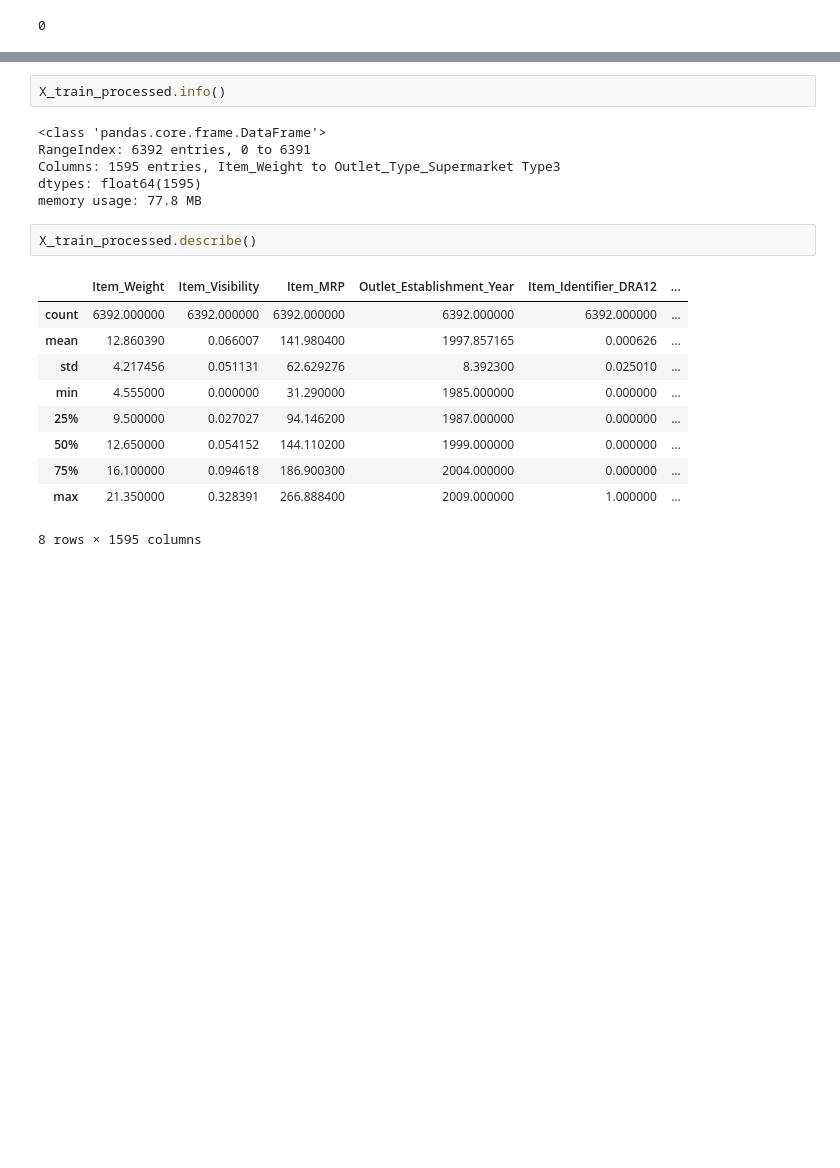
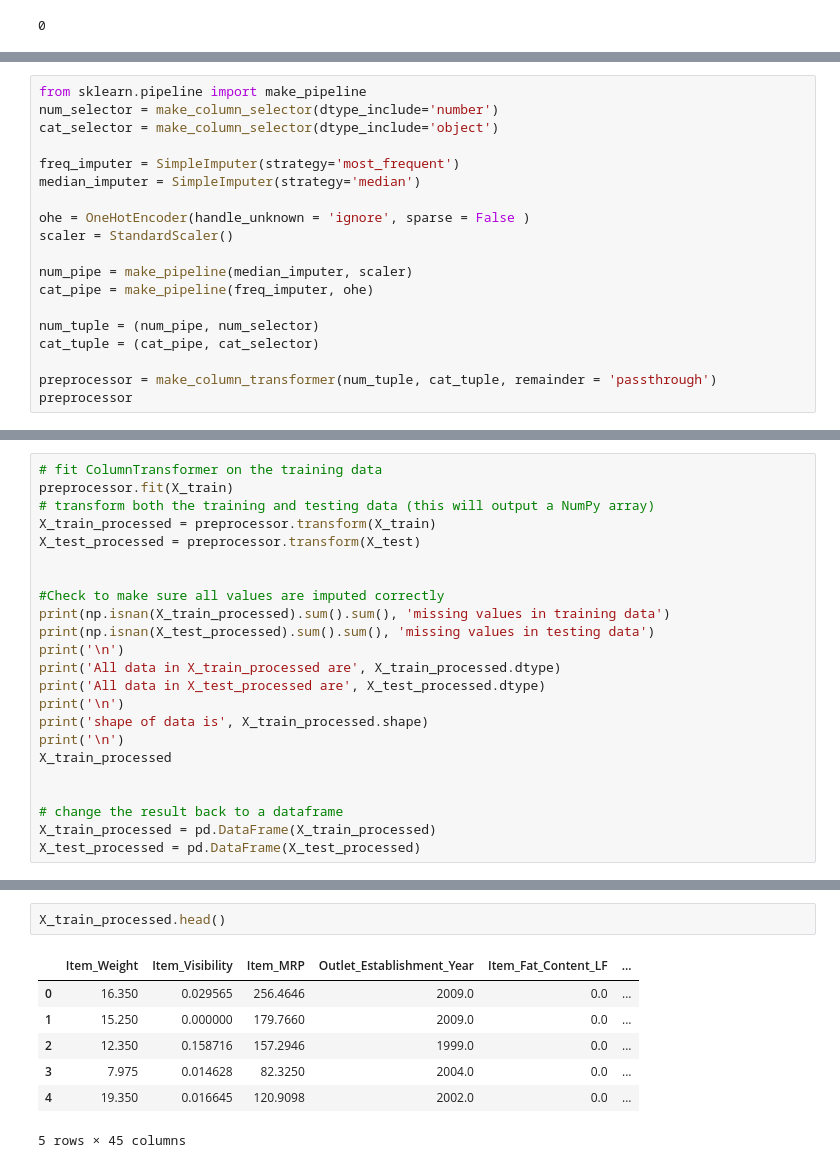
Before and after one commit to Shiromasteven/Sales-predictions, a Jupyter notebook: Sales_predictions_with_machine_learning.ipynb, the cells around one changed output, grey strips where cells are left out. Drawn from its saved outputs; the diff is of its cells as text; blank space fills up the shorter version.

```diff
--- a/Sales_predictions_with_machine_learning.ipynb
+++ b/Sales_predictions_with_machine_learning.ipynb
@@ -619,0 +445,19 @@ X_train_processed
+# %%
+from sklearn.pipeline import make_pipeline
+num_selector = make_column_selector(dtype_include='number')
+cat_selector = make_column_selector(dtype_include='object')
+
+freq_imputer = SimpleImputer(strategy='most_frequent')
+median_imputer = SimpleImputer(strategy='median')
+
+ohe = OneHotEncoder(handle_unknown = 'ignore', sparse = False )
+scaler = StandardScaler()
+
+num_pipe = make_pipeline(median_imputer, scaler)
+cat_pipe = make_pipeline(freq_imputer, ohe)
+
+num_tuple = (num_pipe, num_selector)
+cat_tuple = (cat_pipe, cat_selector)
+
+preprocessor = make_column_transformer(num_tuple, cat_tuple, remainder = 'passthrough')
+preprocessor
@@ -619,0 +479,23 @@ X_train_processed
+# %%
+# fit ColumnTransformer on the training data
+preprocessor.fit(X_train)
+# transform both the training and testing data (this will output a NumPy array)
+X_train_processed = preprocessor.transform(X_train)
+X_test_processed = preprocessor.transform(X_test)
+
+
+#Check to make sure all values are imputed correctly
+print(np.isnan(X_train_processed).sum().sum(), 'missing values in training data')
+print(np.isnan(X_test_processed).sum().sum(), 'missing values in testing data')
+print('\n')
+print('All data in X_train_processed are', X_train_processed.dtype)
+print('All data in X_test_processed are', X_test_processed.dtype)
+print('\n')
+print('shape of data is', X_train_processed.shape)
+print('\n')
+X_train_processed
+
+
+# change the result back to a dataframe
+X_train_processed = pd.DataFrame(X_train_processed)
+X_test_processed = pd.DataFrame(X_test_processed)
@@ -620,21 +512,10 @@ X_train_processed
 # %%
-X_train_processed.info()
+X_train_processed.head()
 # %% [output]
+|  | Item_Weight | Item_Visibility | Item_MRP | Outlet_Establishment_Year | Item_Fat_Content_LF | ... |
+| 0 | 16.350 | 0.029565 | 256.4646 | 2009.0 | 0.0 | ... |
+| 1 | 15.250 | 0.000000 | 179.7660 | 2009.0 | 0.0 | ... |
+| 2 | 12.350 | 0.158716 | 157.2946 | 1999.0 | 0.0 | ... |
+| 3 | 7.975 | 0.014628 | 82.3250 | 2004.0 | 0.0 | ... |
+| 4 | 19.350 | 0.016645 | 120.9098 | 2002.0 | 0.0 | ... |
-<class 'pandas.core.frame.DataFrame'>
-RangeIndex: 6392 entries, 0 to 6391
-Columns: 1595 entries, Item_Weight to Outlet_Type_Supermarket Type3
-dtypes: float64(1595)
-memory usage: 77.8 MB
+5 rows × 45 columns
-# %%
-X_train_processed.describe()
-# %% [output]
-|  | Item_Weight | Item_Visibility | Item_MRP | Outlet_Establishment_Year | Item_Identifier_DRA12 | ... |
-| count | 6392.000000 | 6392.000000 | 6392.000000 | 6392.000000 | 6392.000000 | ... |
-| mean | 12.860390 | 0.066007 | 141.980400 | 1997.857165 | 0.000626 | ... |
-| std | 4.217456 | 0.051131 | 62.629276 | 8.392300 | 0.025010 | ... |
-| min | 4.555000 | 0.000000 | 31.290000 | 1985.000000 | 0.000000 | ... |
-| 25% | 9.500000 | 0.027027 | 94.146200 | 1987.000000 | 0.000000 | ... |
-| 50% | 12.650000 | 0.054152 | 144.110200 | 1999.000000 | 0.000000 | ... |
-| 75% | 16.100000 | 0.094618 | 186.900300 | 2004.000000 | 0.000000 | ... |
-| max | 21.350000 | 0.328391 | 266.888400 | 2009.000000 | 1.000000 | ... |
-8 rows × 1595 columns
```
Also changed, not shown: parts of 15 cells of this notebook.
